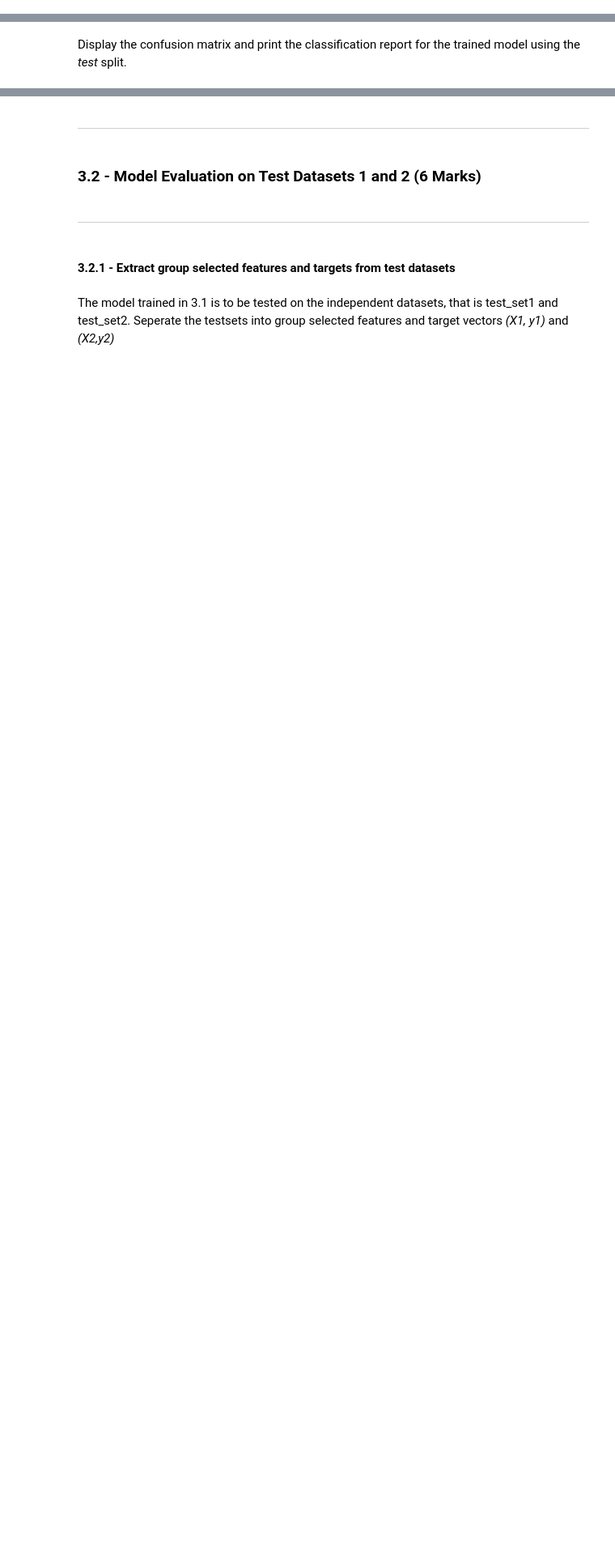
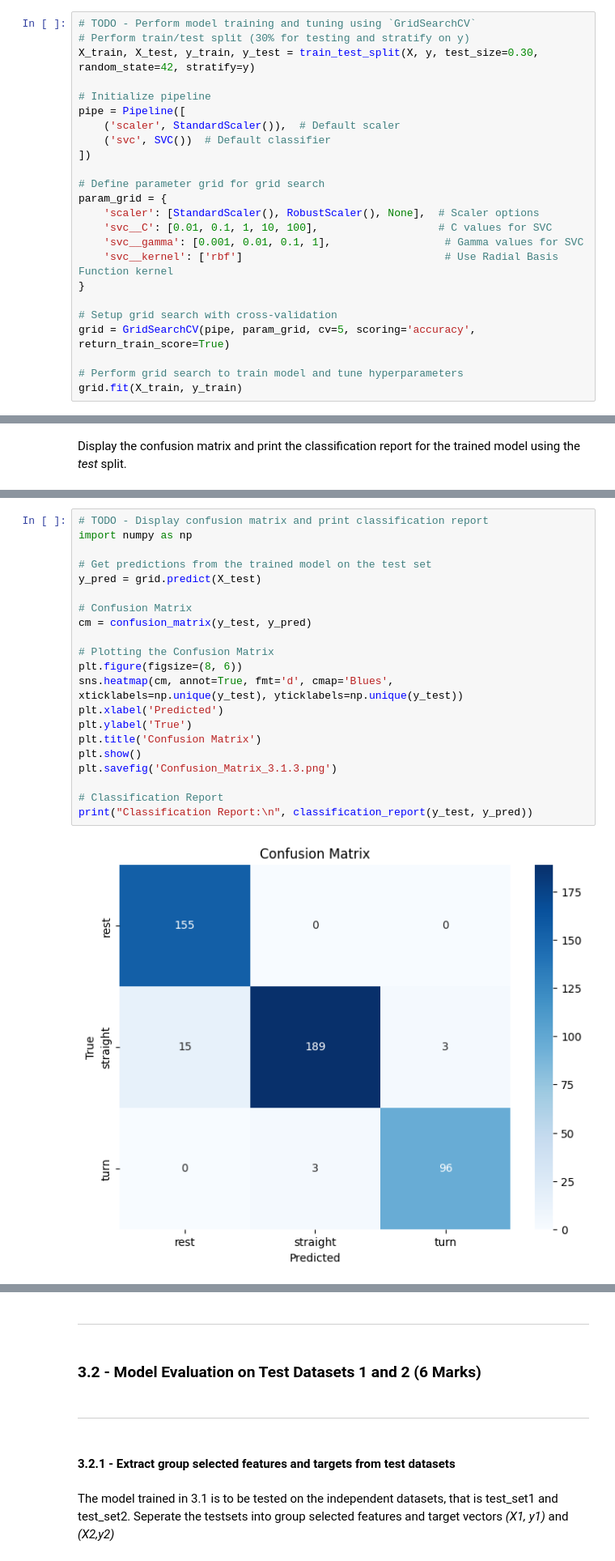
Before and after one commit to ShaikhSikanderAli/engg680_2024_fall, a Jupyter notebook: Lab_Assignment4/Assignment 4.ipynb, the cells around one changed output, grey strips where cells are left out. Shown at 81% size. Drawn from its saved outputs; the diff is of its cells as text; blank space fills up the shorter version.

```diff
--- a/Lab_Assignment4/Assignment 4.ipynb
+++ b/Lab_Assignment4/Assignment 4.ipynb
@@ -854,0 +896,24 @@ Follow the steps from **1.2.2** and perform model training and tuning using the
+# %%
+# TODO - Perform model training and tuning using `GridSearchCV`
+# Perform train/test split (30% for testing and stratify on y)
+X_train, X_test, y_train, y_test = train_test_split(X, y, test_size=0.30, random_state=42, stratify=y)
+
+# Initialize pipeline
+pipe = Pipeline([
+    ('scaler', StandardScaler()),  # Default scaler
+    ('svc', SVC())  # Default classifier
+])
+
+# Define parameter grid for grid search
+param_grid = {
+    'scaler': [StandardScaler(), RobustScaler(), None],  # Scaler options
+    'svc__C': [0.01, 0.1, 1, 10, 100],                   # C values for SVC
+    'svc__gamma': [0.001, 0.01, 0.1, 1],                  # Gamma values for SVC
+    'svc__kernel': ['rbf']                                # Use Radial Basis Function kernel
+}
+
+# Setup grid search with cross-validation
+grid = GridSearchCV(pipe, param_grid, cv=5, scoring='accuracy', return_train_score=True)
+
+# Perform grid search to train model and tune hyperparameters
+grid.fit(X_train, y_train)
@@ -875,0 +959,23 @@ Display the confusion matrix and print the classification report for the trained
+# %%
+# TODO - Display confusion matrix and print classification report
+import numpy as np
+
+# Get predictions from the trained model on the test set
+y_pred = grid.predict(X_test)
+
+# Confusion Matrix
+cm = confusion_matrix(y_test, y_pred)
+
+# Plotting the Confusion Matrix
+plt.figure(figsize=(8, 6))
+sns.heatmap(cm, annot=True, fmt='d', cmap='Blues', xticklabels=np.unique(y_test), yticklabels=np.unique(y_test))
+plt.xlabel('Predicted')
+plt.ylabel('True')
+plt.title('Confusion Matrix')
+plt.show()
+plt.savefig('Confusion_Matrix_3.1.3.png')
+
+# Classification Report
+print("Classification Report:\n", classification_report(y_test, y_pred))
+# %% [output]
+[figure, added]
```
Also changed, not shown: parts of 20 cells of this notebook, 3 other files.
